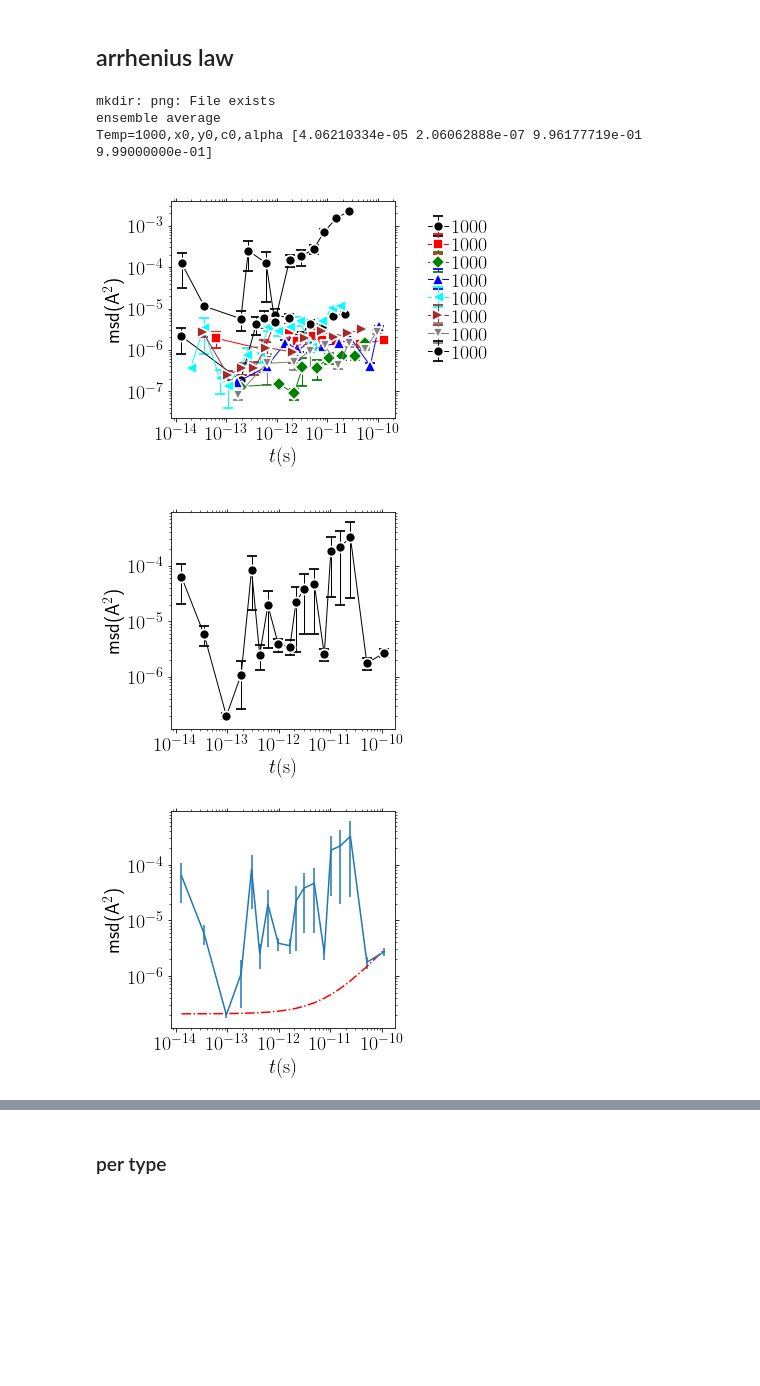
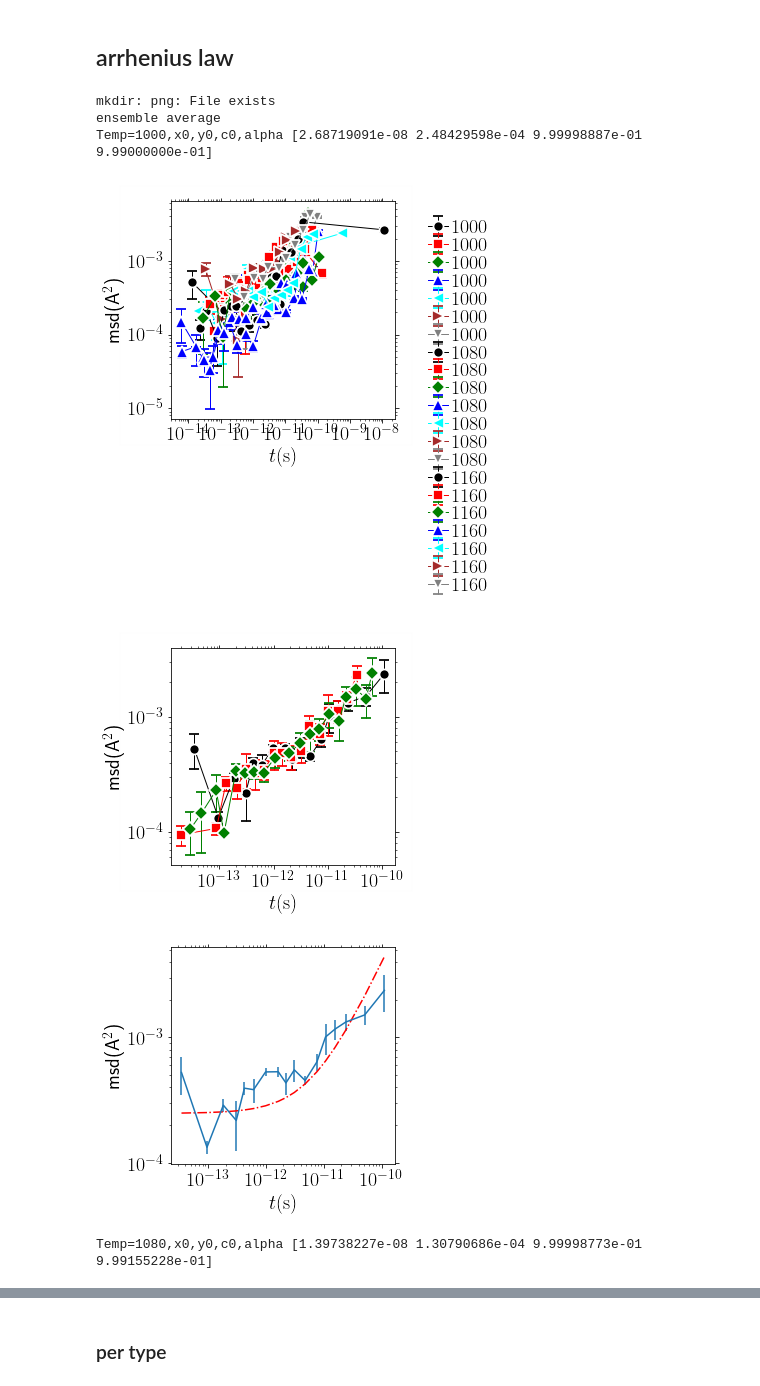
Before and after one commit to kkarimi62/vacancyDiffusion, a Jupyter notebook: postproc/postproc.ipynb, the cells around one changed output, grey strips where cells are left out. Saved outputs shown, nothing was run; the diff lists cells and outputs as text; code cells hidden in the pictures; blank space fills up the shorter version.

```diff
--- a/postproc/postproc.ipynb
+++ b/postproc/postproc.ipynb
@@ -698,36 +698,37 @@ class Temperature:
                    DrawFrame=DRAW_FRAME,
                    title=['png/D_temp_pureNi.png','png/D_temp_Cantor.png'][0],
                   )
 
 if not eval(confParser['flags']['RemoteMachine']):
     !mkdir png
     temp = Temperature(#[1000],1
 #                       list(map(int,np.linspace(1000,1400,11))),8
                        # [1000],3
 #                         np.arange(300,1000,100),3
 #                         np.arange(1400,2100,100 ),3
-#        [1000,1080,1160],7
-        [1000],8
+        [1000,1080,1160],7
+#        [1160],8
                      )
     temp.Parse( list(map(lambda x:'CantorNatom16KTemp%sKEnsemble8/Run%s/msd/msd.txt'%(x[0],x[1]),
                         temp.temps_runs ))
               )
     #
 #    print('single realizations')
     temp.Plot()
     #
     print('ensemble average')
     temp.EnsAverage(log_scale=False)
     temp.PlotAverage()
     #
     temp.Fit(Plot=True,
              verbose=True
             )
     temp.PlotDiff()
 # %% [output]
 mkdir: png: File exists
 ensemble average
-Temp=1000,x0,y0,c0,alpha [4.06210334e-05 2.06062888e-07 9.96177719e-01 9.99000000e-01]
+Temp=1000,x0,y0,c0,alpha [2.68719091e-08 2.48429598e-04 9.99998887e-01 9.99000000e-01]
-[figure, old version]
+[figure, new version]
-[figure, old version]
+[figure, new version]
-[figure, old version]
+[figure, new version]
+Temp=1080,x0,y0,c0,alpha [1.39738227e-08 1.30790686e-04 9.99998773e-01 9.99155228e-01]
```
Also changed, not shown: parts of 1 cell of this notebook, 1 other file.
